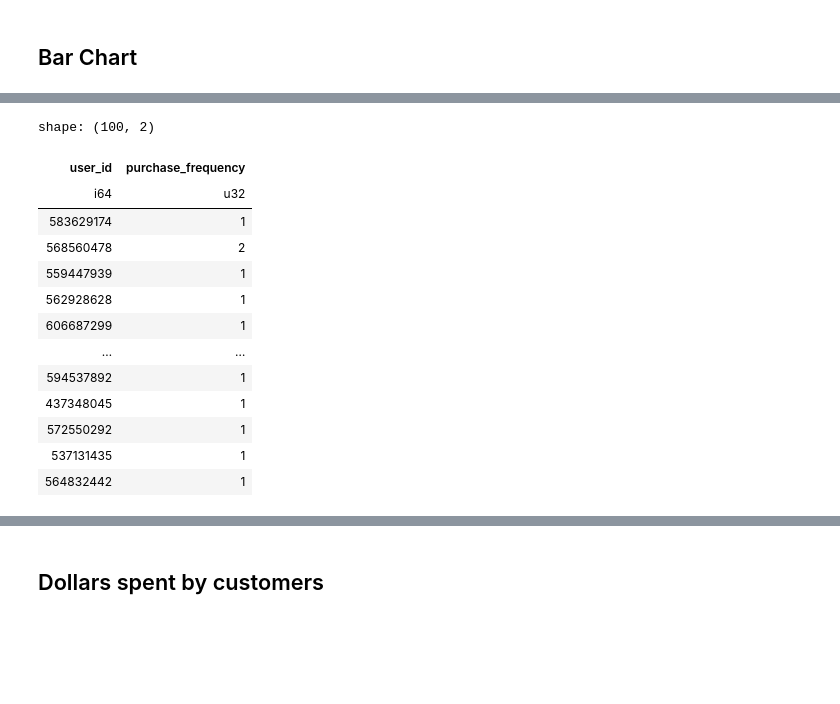
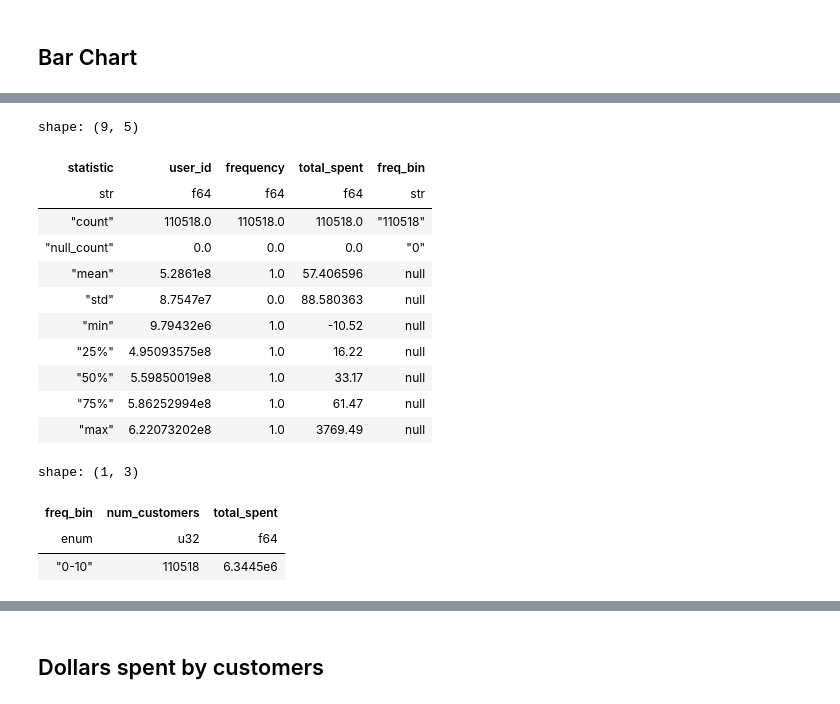
Before and after one commit to Numbersdontlie/Data-Science-Piscine, a Jupyter notebook: day3/ex03/ex03.ipynb, the cells around one changed output, grey strips where cells are left out. Saved outputs shown, nothing was run; the diff lists cells and outputs as text; code cells hidden in the pictures; blank space fills up the shorter version.

```diff
--- a/day3/ex03/ex03.ipynb
+++ b/day3/ex03/ex03.ipynb
@@ -47,0 +85,8 @@ with psycopg2.connect(
+# %%
+# create the dataframe for the orders (using orders as user_id and user_session). Sum the price to get the total order value
+df_orders = (
+    df_purchase
+    .group_by("user_id")
+    .agg(pl.col("price").sum().alias("order_total"))
+)
+df_orders.head(10)
@@ -48,8 +107,10 @@ with psycopg2.connect(
 # %%
-df_frequency = (
-    df_purchase
+df_metrics = (
+    df_orders
     .group_by("user_id")
     .agg(
-        pl.col("user_session").n_unique().alias("purchase_frequency")
+        pl.len().alias("frequency"), # of orders per user
+        pl.col("order_total").sum().alias("total_spent") # total spent per user
     )
 )
+df_metrics.head(10)
@@ -56,20 +131,44 @@ df_frequency = (
 # %%
-df_frequency.head(100)
+# bin customer by frequency
+bins = [10, 20, 30]
+labels = ["0-10", "10-20", "20-30", "30+"]
+
+df_metrics = df_metrics.with_columns(
+    pl.col("frequency")
+    .cut(breaks=bins, labels=labels, left_closed=False)
+    .alias("freq_bin")
+)
+df_metrics.describe()
 # %% [output]
-shape: (100, 2)
+shape: (9, 5)
-| user_id | purchase_frequency |
-| i64 | u32 |
-| 583629174 | 1 |
-| 568560478 | 2 |
-| 559447939 | 1 |
-| 562928628 | 1 |
-| 606687299 | 1 |
-| … | … |
-| 594537892 | 1 |
-| 437348045 | 1 |
-| 572550292 | 1 |
-| 537131435 | 1 |
-| 564832442 | 1 |
+| statistic | user_id | frequency | total_spent | freq_bin |
+| str | f64 | f64 | f64 | str |
+| "count" | 110518.0 | 110518.0 | 110518.0 | "110518" |
+| "null_count" | 0.0 | 0.0 | 0.0 | "0" |
+| "mean" | 5.2861e8 | 1.0 | 57.406596 | null |
+| "std" | 8.7547e7 | 0.0 | 88.580363 | null |
+| "min" | 9.79432e6 | 1.0 | -10.52 | null |
+| "25%" | 4.95093575e8 | 1.0 | 16.22 | null |
+| "50%" | 5.59850019e8 | 1.0 | 33.17 | null |
+| "75%" | 5.86252994e8 | 1.0 | 61.47 | null |
+| "max" | 6.22073202e8 | 1.0 | 3769.49 | null |
+# %%
+# aggregate per bin
+bin_summary = (
+    df_metrics
+    .group_by("freq_bin")
+    .agg([
+        pl.len().alias("num_customers"),
+        pl.col("total_spent").sum().alias("total_spent")
+    ])
+    .sort("freq_bin")
+)
+bin_summary.head(10)
+# %% [output]
+shape: (1, 3)
+| freq_bin | num_customers | total_spent |
+| enum | u32 | f64 |
+| "0-10" | 110518 | 6.3445e6 |
 # %%
 # plot
 plt.figure(figsize=(8, 5))
```
Also changed, not shown: parts of 6 cells of this notebook.
